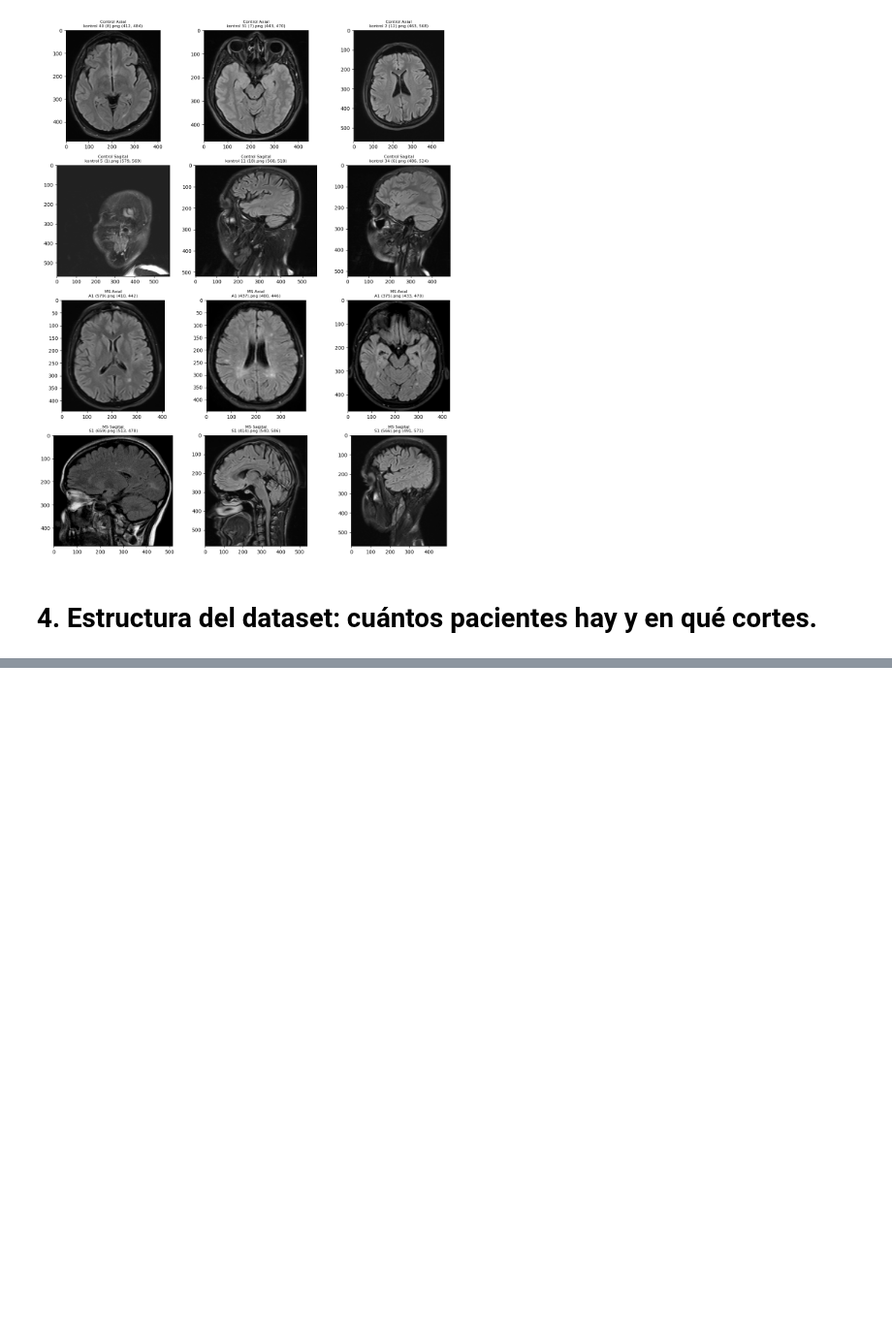
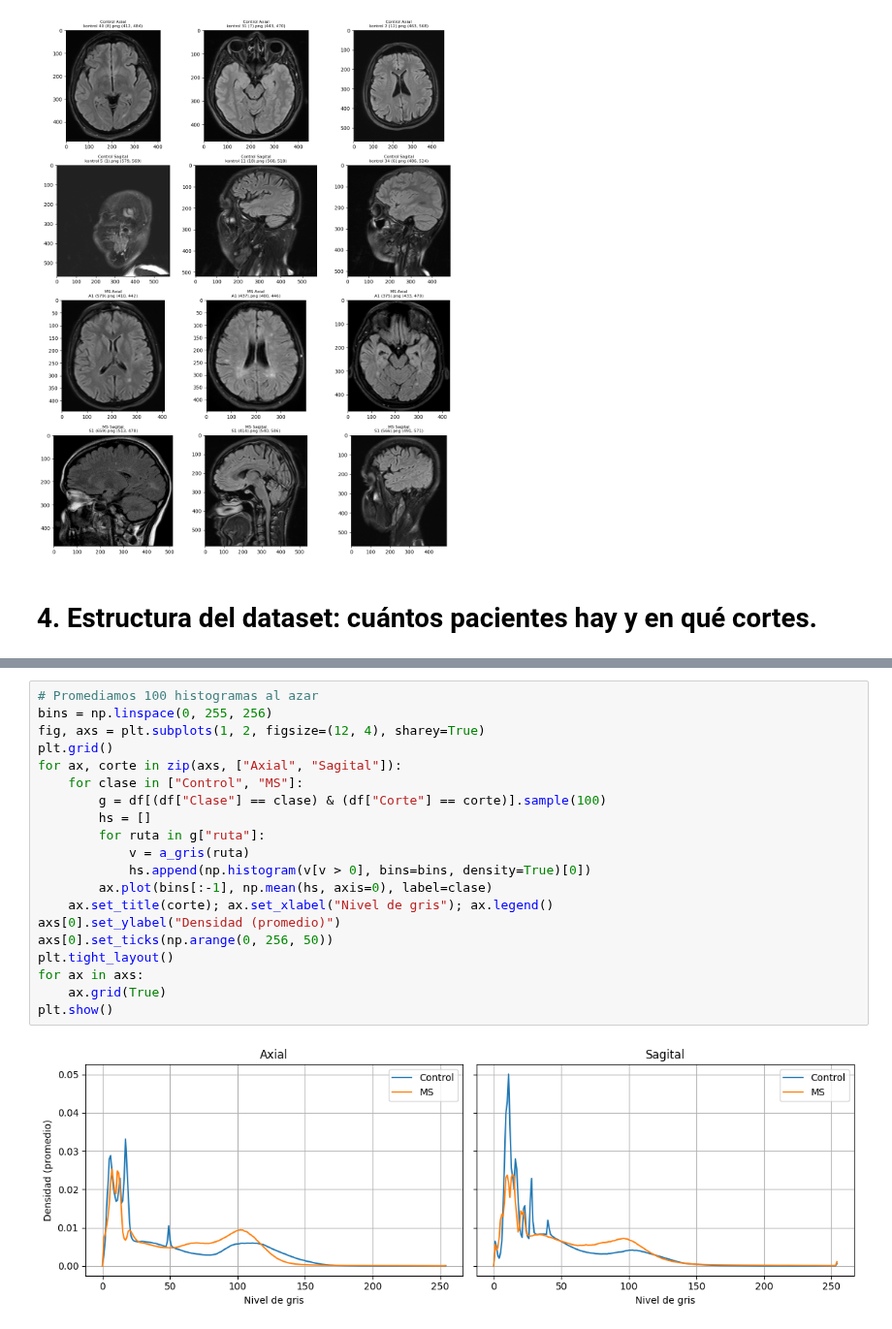
Before and after one commit to tobias-del/PSIB2026Q2-TPI-Grupo07-Barboza-Casais-Mitchelena, a Jupyter notebook: 01_EXPLORACION.ipynb, the cells around one changed output, grey strips where cells are left out. Shown at 97% size. Cells and saved outputs as stored; diff of their text form; blank space fills up the shorter version.

```diff
--- a/01_EXPLORACION.ipynb
+++ b/01_EXPLORACION.ipynb
@@ -180,0 +209,22 @@ Etiquetado de los datos de control
+# %%
+# Promediamos 100 histogramas al azar
+bins = np.linspace(0, 255, 256)
+fig, axs = plt.subplots(1, 2, figsize=(12, 4), sharey=True)
+plt.grid()
+for ax, corte in zip(axs, ["Axial", "Sagital"]):
+    for clase in ["Control", "MS"]:
+        g = df[(df["Clase"] == clase) & (df["Corte"] == corte)].sample(100)
+        hs = []
+        for ruta in g["ruta"]:
+            v = a_gris(ruta)
+            hs.append(np.histogram(v[v > 0], bins=bins, density=True)[0])
+        ax.plot(bins[:-1], np.mean(hs, axis=0), label=clase)
+    ax.set_title(corte); ax.set_xlabel("Nivel de gris"); ax.legend()
+axs[0].set_ylabel("Densidad (promedio)")
+axs[0].set_ticks(np.arange(0, 256, 50))
+plt.tight_layout()
+for ax in axs:
+    ax.grid(True)
+plt.show()
+# %% [output]
+[figure, added]
```
Also changed, not shown: parts of 6 cells of this notebook.
